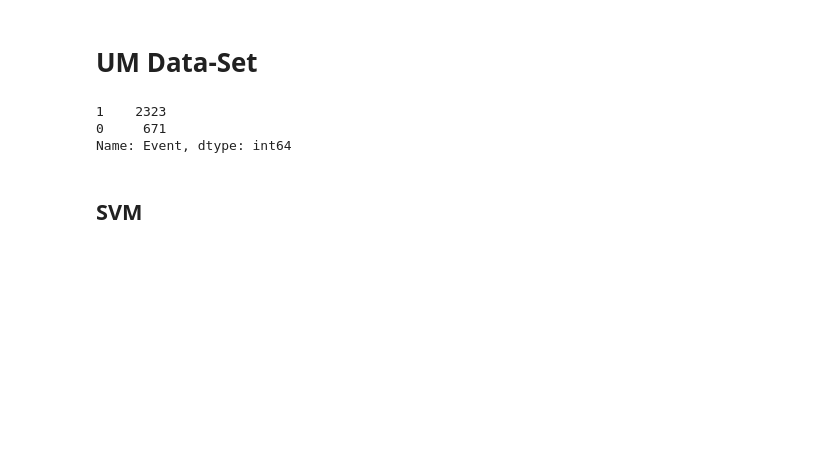
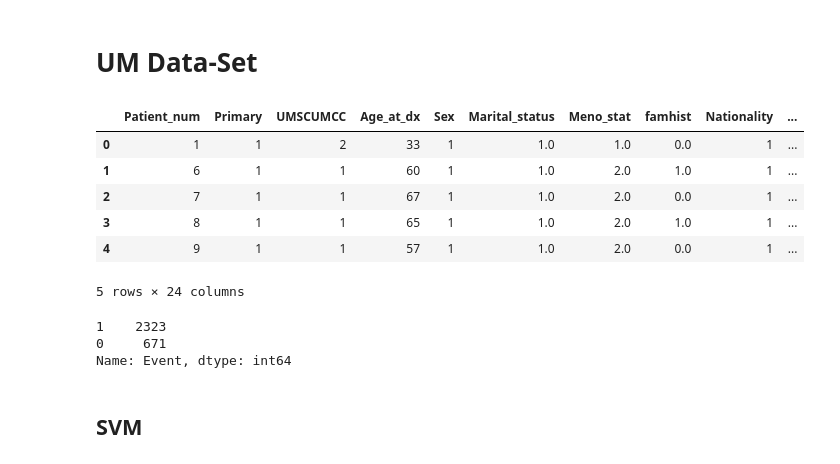
Before and after one commit to Lou1s/Predictive-Models-Using-a-Cancer-Data-Set, a Jupyter notebook: Experiment.ipynb, the cells around one changed output. Saved outputs shown, nothing was run; the diff lists cells and outputs as text; code cells hidden in the pictures; blank space fills up the shorter version.

```diff
--- a/Experiment.ipynb
+++ b/Experiment.ipynb
@@ -17,15 +17,27 @@ import matplotlib
 # UM Data-Set
 # %%
 #create dataype dictionary for data, then import our cleaned data.
-datatypes = {'Primary': 'category', 'UMSCUMCC': 'category', 'Age_at_dx': 'float', 'Sex': 'category',
+datatypes = {'Primary': 'category', 'UMSCUMCC': 'category', '': 'float', 'Sex': 'category',
        'Marital_status': 'category', 'Meno_stat': 'category', 'famhist': 'category', 'Nationality': 'category', 'Race': 'category',
        'diagnosis': 'category', 'Classification': 'category', 'Laterality': 'category', 'STAGEAJCC6': 'category',
        'Differentiation': 'category', 'ER_status': 'category', 'PR_status': 'category', 'CERB2_status': 'category', 'Pri_Rx': 'category',
        'Surgery_type': 'category', 'Axill_dissect': 'category', 'Radiotherapy': 'category', 'Chemotherapy': 'category',
        'Event': 'category'}
 
+
+
+
 data = pd.read_csv('../clean_cancer_data.csv', sep='\t',dtype=datatypes).copy()
 data.rename(index=str, columns={'Unnamed: 0':'Patient_num'},inplace=True)
+data.head()
+# %% [output]
+|  | Patient_num | Primary | UMSCUMCC | Age_at_dx | Sex | Marital_status | Meno_stat | famhist | Nationality | ... |
+| 0 | 1 | 1 | 2 | 33 | 1 | 1.0 | 1.0 | 0.0 | 1 | ... |
+| 1 | 6 | 1 | 1 | 60 | 1 | 1.0 | 2.0 | 1.0 | 1 | ... |
+| 2 | 7 | 1 | 1 | 67 | 1 | 1.0 | 2.0 | 0.0 | 1 | ... |
+| 3 | 8 | 1 | 1 | 65 | 1 | 1.0 | 2.0 | 1.0 | 1 | ... |
+| 4 | 9 | 1 | 1 | 57 | 1 | 1.0 | 2.0 | 0.0 | 1 | ... |
+5 rows × 24 columns
 # %%
 
 proc_data = data[['Primary','UMSCUMCC','Age_at_dx','Sex','Marital_status','Meno_stat','famhist','Nationality','Race','diagnosis','Classification','Laterality','STAGEAJCC6','Differentiation','ER_status','PR_status','CERB2_status','Pri_Rx','Surgery_type','Axill_dissect','Radiotherapy','Chemotherapy']].copy()
```
Also changed, not shown: parts of 4 cells of this notebook, 12 other files.
